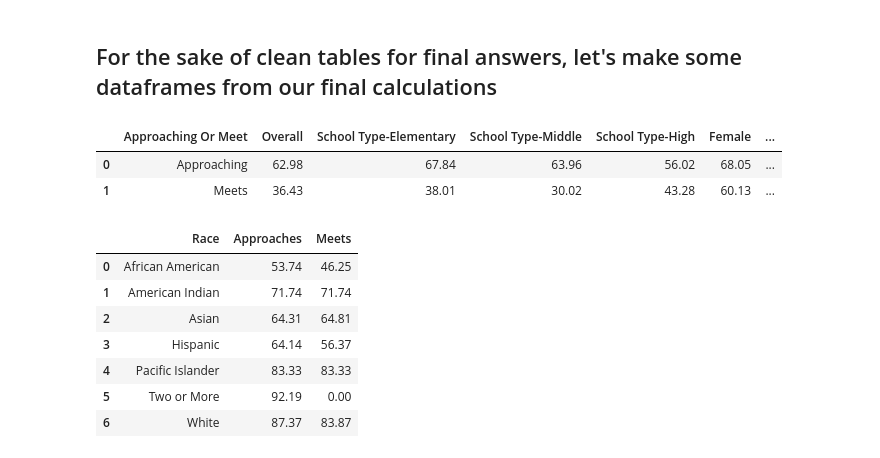
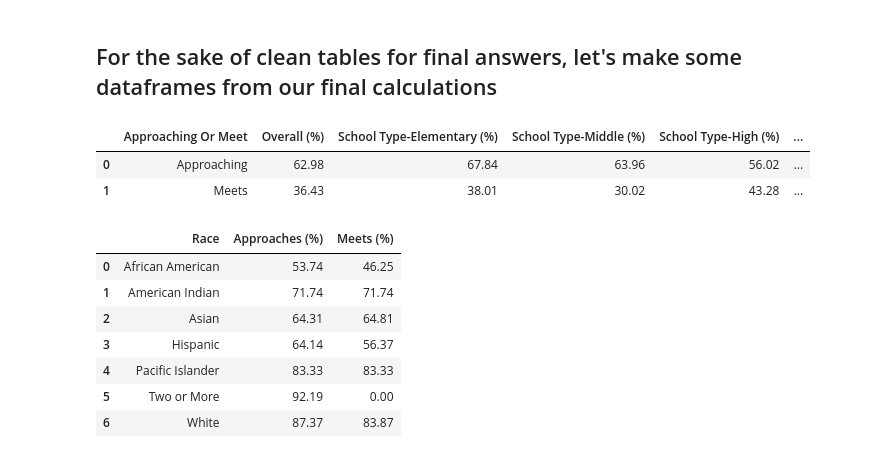
Before and after one commit to dsannad/Test-Project, a Jupyter notebook: Teaching Trust Work.ipynb, the cells around one changed output. Drawn from its saved outputs; the diff is of its cells as text; code cells hidden in the pictures.

```diff
--- a/Teaching Trust Work.ipynb
+++ b/Teaching Trust Work.ipynb
@@ -416,23 +416,23 @@ plt.show()
 # %% [markdown]
 ## For the sake of clean tables for final answers, let's make some dataframes from our final calculations
 # %%
-labels = ['Approaching Or Meet','Overall','School Type-Elementary','School Type-Middle','School Type-High','Female','Male']
+labels = ['Approaching Or Meet','Overall (%)','School Type-Elementary (%)','School Type-Middle (%)','School Type-High (%)','Female (%)','Male (%)']
 data = [('Approaching',overall_percent,ele_pct,mid_pct,high_pct,fem_pct,mal_pct),('Meets',overall_meet,meet_ele_pct,meet_mid_pct,meet_high_pct,fem_pct2,mal_pct2)]
 new_df = pd.DataFrame.from_records(data,columns=labels)
 new_df
 # %% [output]
-|  | Approaching Or Meet | Overall | School Type-Elementary | School Type-Middle | School Type-High | Female | ... |
-| 0 | Approaching | 62.98 | 67.84 | 63.96 | 56.02 | 68.05 | ... |
-| 1 | Meets | 36.43 | 38.01 | 30.02 | 43.28 | 60.13 | ... |
+|  | Approaching Or Meet | Overall (%) | School Type-Elementary (%) | School Type-Middle (%) | School Type-High (%) | ... |
+| 0 | Approaching | 62.98 | 67.84 | 63.96 | 56.02 | ... |
+| 1 | Meets | 36.43 | 38.01 | 30.02 | 43.28 | ... |
 # %%
 d = []
 for x in range(len(races)):
     d.append((races[x].replace('- ',''),make_me_percentage(nums[x],denoms[x]),make_me_percentage(nums2[x],denoms2[x])))
 d= pd.DataFrame(d)
-d.columns = ['Race','Approaches','Meets']
+d.columns = ['Race','Approaches (%)','Meets (%)']
 d
 # %% [output]
-|  | Race | Approaches | Meets |
+|  | Race | Approaches (%) | Meets (%) |
 | 0 | African American | 53.74 | 46.25 |
 | 1 | American Indian | 71.74 | 71.74 |
 | 2 | Asian | 64.31 | 64.81 |
```
